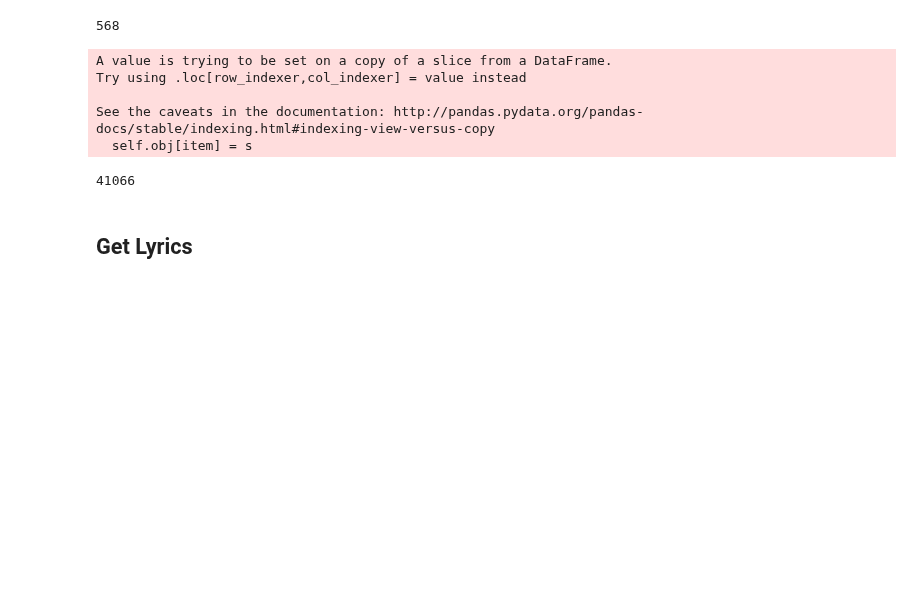
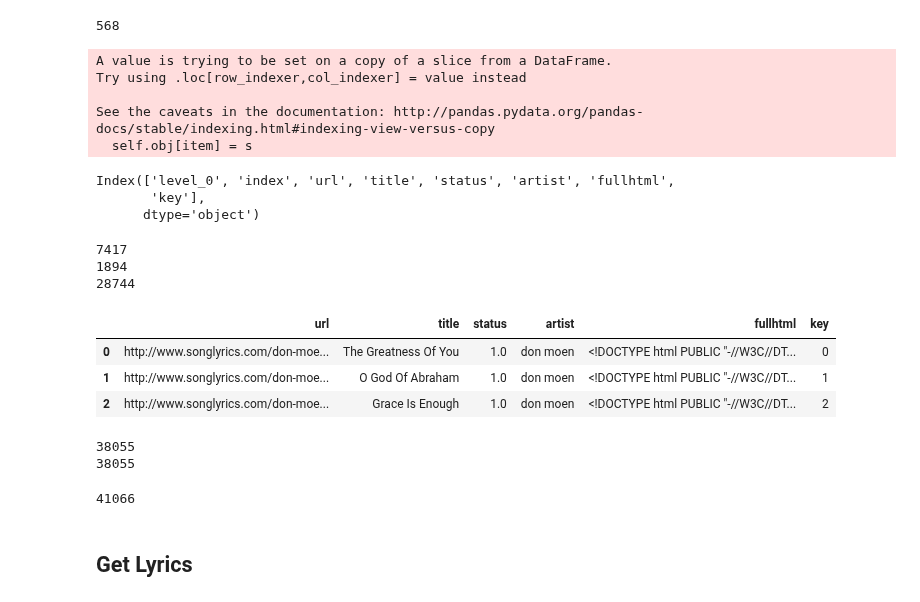
Before and after one commit to chenjennhaur/lyrics, a Jupyter notebook: SongLyrics_Scrap.ipynb, the cells around one changed output. Saved outputs shown, nothing was run; the diff lists cells and outputs as text; code cells hidden in the pictures; blank space fills up the shorter version.

```diff
--- a/SongLyrics_Scrap.ipynb
+++ b/SongLyrics_Scrap.ipynb
@@ -132,6 +177,77 @@ Try using .loc[row_indexer,col_indexer] = value instead
 
 See the caveats in the documentation: http://pandas.pydata.org/pandas-docs/stable/indexing.html#indexing-view-versus-copy
   self.obj[item] = s
+# %%
+dflyrics = pd.read_sql_query("select * from songlyrics_url;",conn)
+print(dflyrics.columns)
+del dflyrics['index']
+del dflyrics['key']
+del dflyrics['level_0']
+
+columns = ['url','status']
+url_list = pd.DataFrame(columns=columns)
+
+url_list.loc[0] = ["http://www.songlyrics.com/point-of-grace-lyrics/",0]
+url_list
+# %% [output]
+Index(['level_0', 'index', 'url', 'title', 'status', 'artist', 'fullhtml',
+       'key'],
+      dtype='object')
+# %%
+# Subsequent Loads Add On
+for key,row in url_list.iterrows():
+    # response = session.get(url, headers=headers)
+    pause = randint(3,5)
+    time.sleep(pause)
+    base_url = row['url']
+    response = requests.get(base_url,headers=headers)
+    response_url = ' '.join(response.url.split("/")[-2].split("-")[0:-1])
+    artist = base_url.split("/")[-2].replace('lyrics','').replace('-',' ').strip().lower()
+
+
+    if response_url != artist:
+        url_list.loc[key,'status'] = 2
+    else:
+        url_list.loc[key,'status'] = 1
+        data = response.text
+        song_url = BeautifulSoup(data,"lxml")
+        song_url_list = song_url.findAll('table',attrs={'class','tracklist'})
+        for s in song_url_list[0].findAll('a'):
+            url = s.get('href')
+            title = s.get_text()
+            status = 0
+            fullhtml = ''
+            row = [url,title,status,artist,fullhtml]
+            dflyrics.loc[len(dflyrics)] = row
+
+# dflyrics.to_sql('songlyrics_url',conn,if_exists='append')
+# %%
+print(len(dflyrics[dflyrics['status']==0])) #not processed
+print(len(dflyrics[dflyrics['status']==1])) #processed
+print(len(dflyrics[dflyrics['status']==2])) #priority 2
+# %% [output]
+7417
+1894
+28744
+# %%
+dflyrics.head(3)
+# %% [output]
+|  | url | title | status | artist | fullhtml | key |
+| 0 | http://www.songlyrics.com/don-moe... | The Greatness Of You | 1.0 | don moen | <!DOCTYPE html PUBLIC "-//W3C//DT... | 0 |
+| 1 | http://www.songlyrics.com/don-moe... | O God Of Abraham | 1.0 | don moen | <!DOCTYPE html PUBLIC "-//W3C//DT... | 1 |
+| 2 | http://www.songlyrics.com/don-moe... | Grace Is Enough | 1.0 | don moen | <!DOCTYPE html PUBLIC "-//W3C//DT... | 2 |
+# %%
+dflyrics.reset_index(inplace=True)
+dflyrics['key'] = dflyrics['index']
+del dflyrics['index']
+print(len(dflyrics['key'].unique()))
+print(len(dflyrics))
+#alter table songlyrics_url add column fullhtml text;
+
+dflyrics.to_sql('songlyrics_url',conn,if_exists='replace')
+# %% [output]
+38055
+38055
 # %%
 url_list[url_list['status']==2].to_csv('error_url.csv')
 # %%
```
Also changed, not shown: parts of 16 cells of this notebook.
